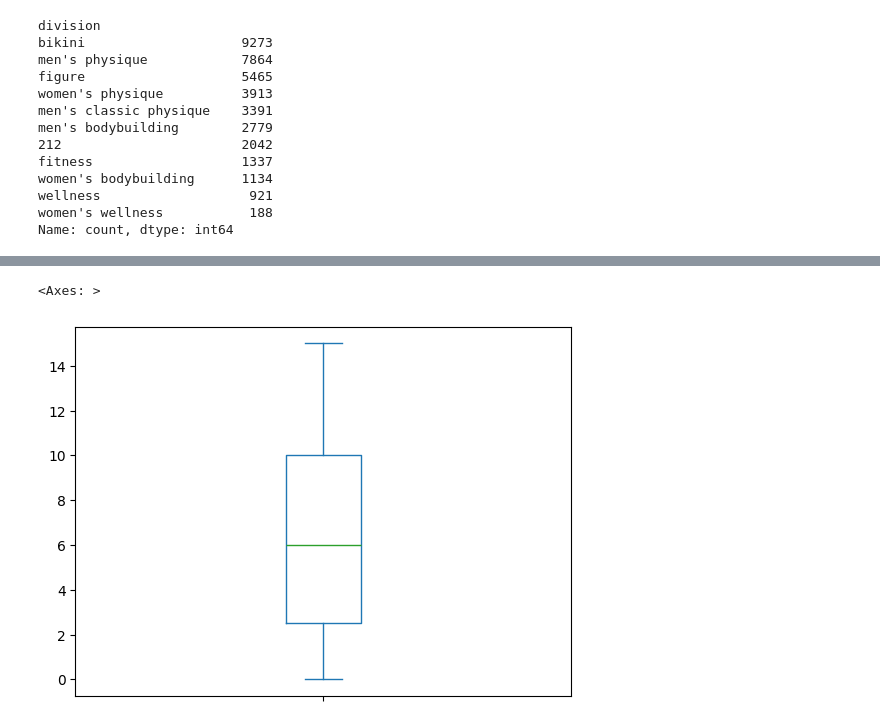
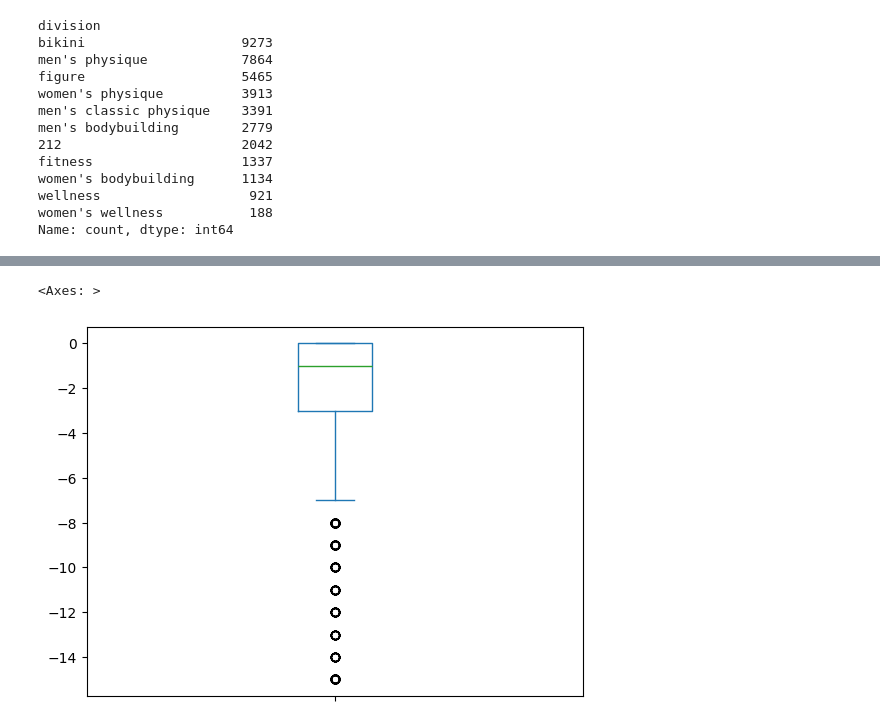
Before and after one commit to andrei-prokhorov/bodybuilding-ranking, a Jupyter notebook: elo_rating.ipynb, the cells around one changed output, grey strips where cells are left out. Cells and saved outputs as stored; diff of their text form; code cells hidden in the pictures.

```diff
--- a/elo_rating.ipynb
+++ b/elo_rating.ipynb
@@ -212,4 +214,6 @@ import matplotlib.pyplot as plt
 # %%
-plt.scatter(df_pro_open[df_pro_open['competitor_name'] == 'janet layug']['contest_date'],
-            df_pro_open[df_pro_open['competitor_name'] == 'janet layug']['elo_rating'])
+for k in range(10, 410, 50):
+    plt.scatter(df_pro_open[df_pro_open['competitor_name'] == 'janet layug']['contest_date'],
+                df_pro_open[df_pro_open['competitor_name'] == 'janet layug'][f'elo_{k}_rating'])
+plt.legend()
 # %% [output]
@@ -217,0 +223,17 @@ plt.scatter(df_pro_open[df_pro_open['competitor_name'] == 'janet layug']['contes
+# %%
+for k in range(10, 410, 50):
+    for idx, div in enumerate(['bikini', 'figure']):
+        df_groupby = (df_pro_open[(df_pro_open['placing'] == 1) & (df_pro_open['division'] == div)]
+                    .groupby(by = ['division', 'contest_date']))
+        mean_elo_percentile = df_groupby[f'elo_{k}_percentile'].mean()
+        mean_elo_percentile = mean_elo_percentile.reset_index()
+        mean_elo_percentile[f'30day_{k}_rolling_avg'] = mean_elo_percentile[f'elo_{k}_percentile'].rolling(30).mean()
+
+        print(f"k = {k}, division is {div}, and average is {mean_elo_percentile[f'30day_{k}_rolling_avg'].mean()}")
+
+    # sns.lineplot(x='contest_date',
+    #             y='30day_rolling_avg',
+    #             data=mean_elo_percentile,
+    #             palette='deep')
+    # plt.legend()
+    # plt.xticks(rotation=90);
@@ -266,7 +292,10 @@ women's bodybuilding      1134
 wellness                   921
 women's wellness           188
 Name: count, dtype: int64
-# %%
-df_pro_open['elo_rank'] = df_pro_open.groupby(['contest_date', 'contest_name', 'division']).elo_rating.rank()
-df_pro_open.loc[df_pro_open['elo_rank'] > 16, 'elo_rank'] = 16
+# %%
+for k in range(10, 300, 50):
+    df_pro_open[f'elo_{k}_rank'] = df_pro_open.groupby(['contest_date', 'contest_name', 'division'])[f'elo_{k}_rating'].rank(ascending=False, method='first')
+    df_pro_open.loc[df_pro_open[f'elo_{k}_rank'] > 16, f'elo_{k}_rank'] = 16
+df_pro_open[f'elo_rank'] = df_pro_open.groupby(['contest_date', 'contest_name', 'division'])[f'elo_rating'].rank(ascending=False, method='first')
+df_pro_open.loc[df_pro_open[f'elo_rank'] > 16, f'elo_rank'] = 16
 # %%
@@ -281,5 +311,5 @@ df_pro_open.head()
 # %%
-abs(df_pro_open['placing'] - df_pro_open['elo_rank']).plot.box()
+(df_pro_open[df_pro_open['placing'] == 1]['placing'] - df_pro_open[df_pro_open['placing'] == 1]['elo_rank']).plot.box()
 # %% [output]
 <Axes: >
-[figure, old version]
+[figure, new version]
```
Also changed, not shown: parts of 20 cells of this notebook.
